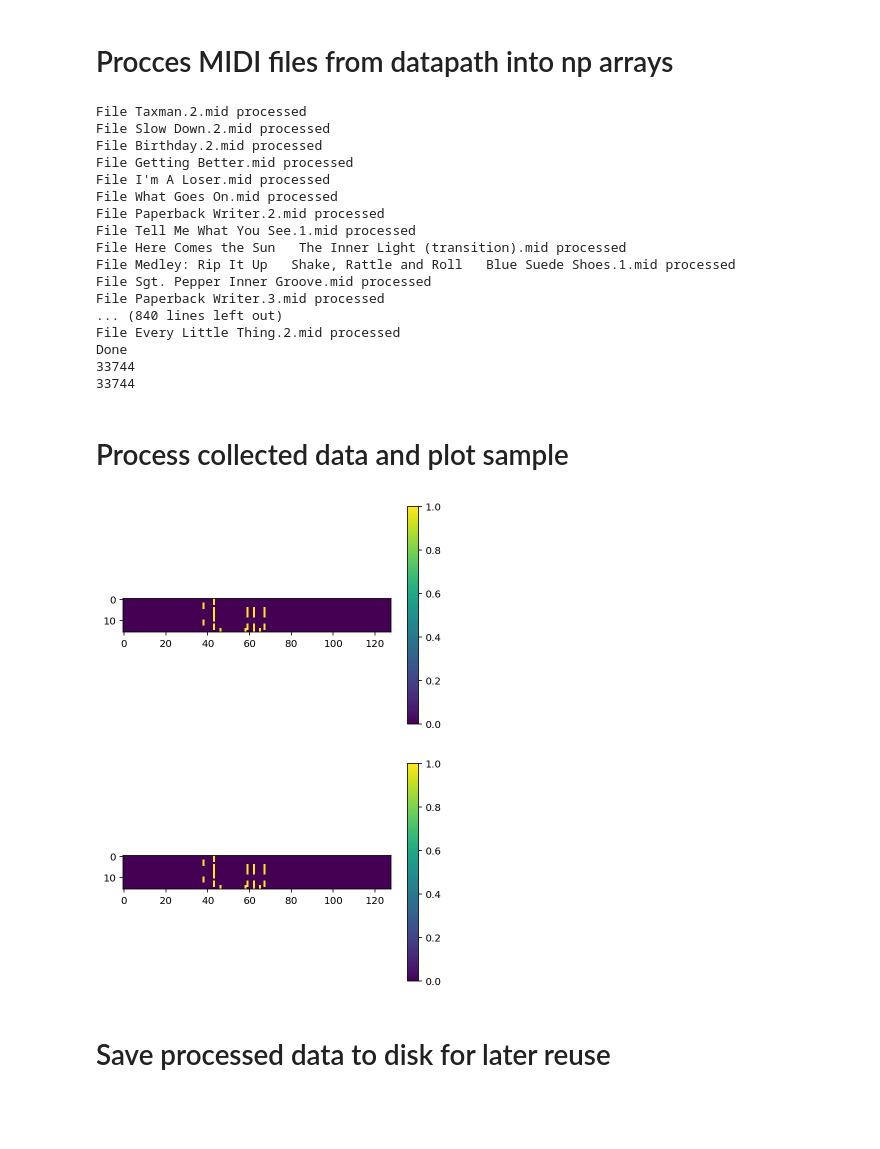
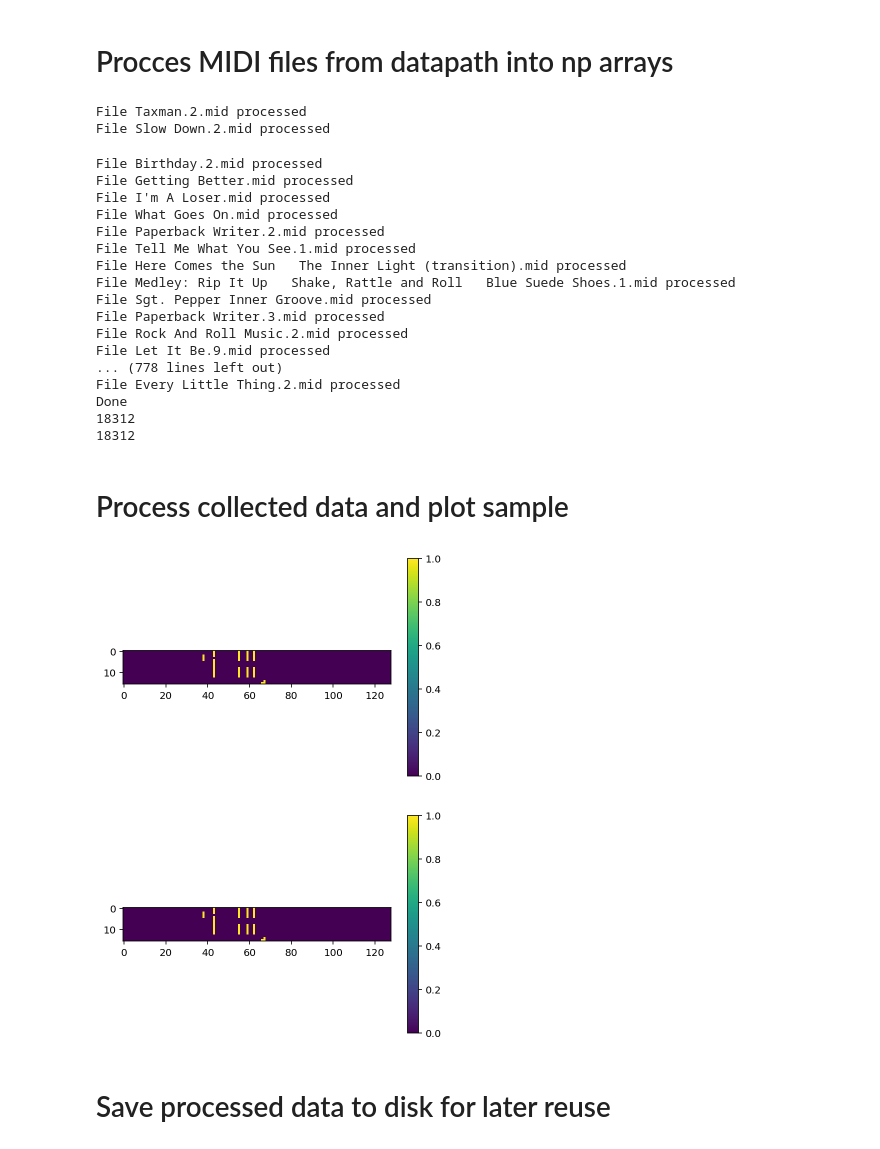
Before and after one commit to supersonicbyte/bsc-midinet, a Jupyter notebook: notebook/midinet.ipynb, the cells around one changed output. Cells and saved outputs as stored; diff of their text form; code cells hidden in the pictures; blank space fills up the shorter version.

```diff
--- a/notebook/midinet.ipynb
+++ b/notebook/midinet.ipynb
@@ -29,10 +29,10 @@ Requirement already satisfied: numpy>=1.7.0 in /home/derek/anaconda3/lib/python3
 # %% [markdown]
 <h1>Constants</h1>
 # %%
-NUMBER_OF_MEASURES = 48 # number of measures per sample
+NUMBER_OF_MEASURES = 24 # number of measures per sample
 BEAT_RESOLUTION = 4
 MEASURE_RESOLUTION = 4 * BEAT_RESOLUTION
-BATCH_SIZE = 48
+BATCH_SIZE = 72
 DATAPATH="./beatles-dataset/"
 SINGLETRACK = False
 track_names = []
@@ -89,43 +89,45 @@ print(len(data_prev_unprocessed))
 # %% [output]
 File Taxman.2.mid processed
 File Slow Down.2.mid processed
-File Birthday.2.mid processed
-File Getting Better.mid processed
-File I'm A Loser.mid processed
-File What Goes On.mid processed
-File Paperback Writer.2.mid processed
-File Tell Me What You See.1.mid processed
-File Here Comes the Sun   The Inner Light (transition).mid processed
-File Medley: Rip It Up   Shake, Rattle and Roll   Blue Suede Shoes.1.mid processed
-File Sgt. Pepper Inner Groove.mid processed
-File Paperback Writer.3.mid processed
-... (840 lines left out)
-File Every Little Thing.2.mid processed
-Done
-33744
-33744
+File Birthday.2.mid processed
+File Getting Better.mid processed
+File I'm A Loser.mid processed
+File What Goes On.mid processed
+File Paperback Writer.2.mid processed
+File Tell Me What You See.1.mid processed
+File Here Comes the Sun   The Inner Light (transition).mid processed
+File Medley: Rip It Up   Shake, Rattle and Roll   Blue Suede Shoes.1.mid processed
+File Sgt. Pepper Inner Groove.mid processed
+File Paperback Writer.3.mid processed
+File Rock And Roll Music.2.mid processed
+File Let It Be.9.mid processed
+... (778 lines left out)
+File Every Little Thing.2.mid processed
+Done
+18312
+18312
 # %% [markdown]
 <h1>Process collected data and plot sample</h1>
 # %%
 import matplotlib.pyplot as plt
 data = data_unprocessed
 data = [bar for bar in data if bar.shape == (1,16,128)]
 data = np.stack(data)
 
-plt.imshow(data[0].reshape(16,128))
+plt.imshow(data[3].reshape(16,128))
 plt.colorbar()
 plt.show()
 # %% [output]
-[figure, old version]
+[figure, new version]
 # %%
 data_prev = data_prev_unprocessed
 data_prev = [bar for bar in data_prev if bar.shape == (1,16,128)]
 
-plt.imshow(data_prev[1].reshape(16,128))
+plt.imshow(data_prev[4].reshape(16,128))
 plt.colorbar()
 plt.show()
 # %% [output]
-[figure, old version]
+[figure, new version]
 # %% [markdown]
 <h1>Save processed data to disk for later reuse</h1>
 # %%
```
Also changed, not shown: parts of 8 cells of this notebook, 6 other files.
